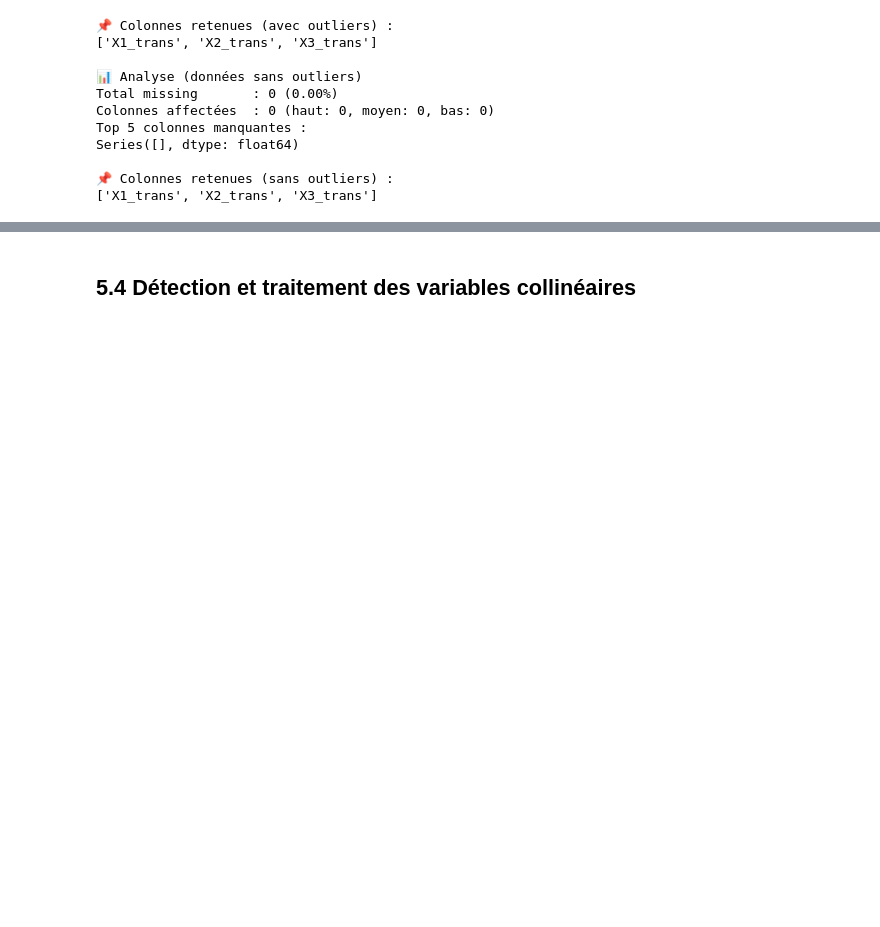
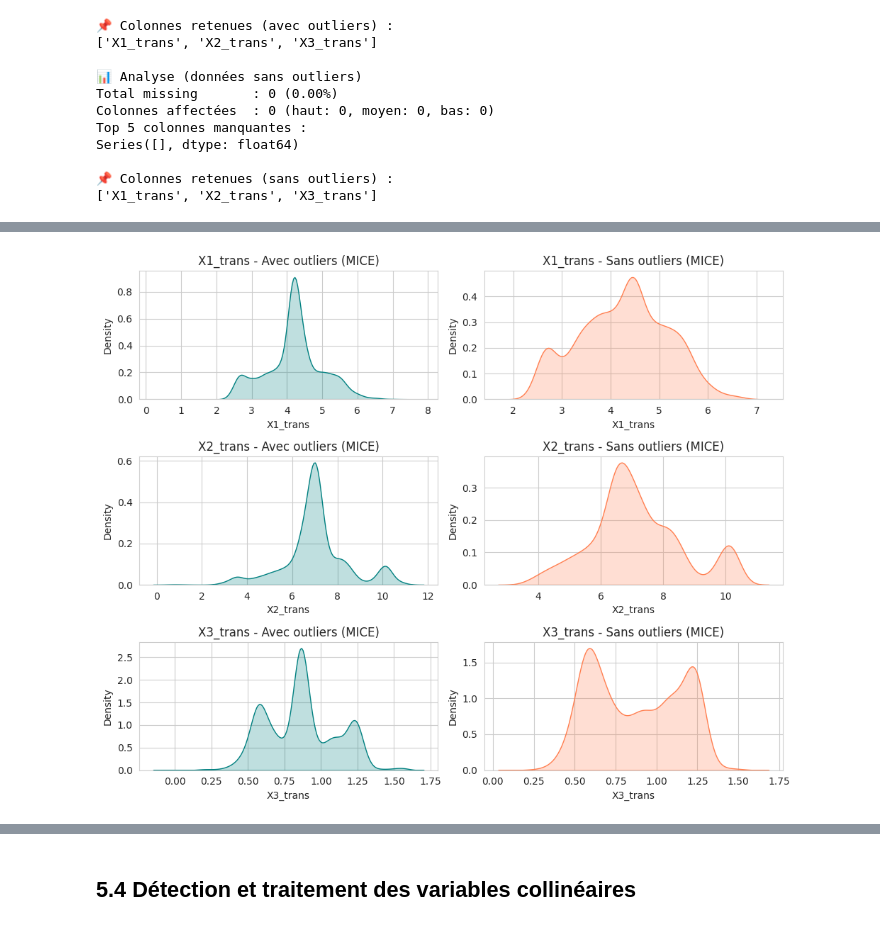
Before and after one commit to Abdoullatuf/projet_sta211_version_modulaire, a Jupyter notebook: notebooks/01_EDA_Preprocessing_v_modulaire.ipynb, the cells around one changed output, grey strips where cells are left out. Saved outputs shown, nothing was run; the diff lists cells and outputs as text; code cells hidden in the pictures; blank space fills up the shorter version.

```diff
--- a/notebooks/01_EDA_Preprocessing_v_modulaire.ipynb
+++ b/notebooks/01_EDA_Preprocessing_v_modulaire.ipynb
@@ -1627,0 +1737,27 @@ Series([], dtype: float64)
+# %%
+#### Coparaison imputation sur les données avec et sans outliers
+
+# Chargement des deux versions imputées
+path_with_outliers = Path("/content/drive/MyDrive/projet_sta211/data/processed/df_imputed_mice.csv")
+path_no_outliers = Path("/content/drive/MyDrive/projet_sta211/data/processed/df_imputed_mice_no_outliers.csv")
+
+df_with_outliers = pd.read_csv(path_with_outliers)
+df_no_outliers = pd.read_csv(path_no_outliers)
+
+# Variables à comparer
+cols_to_plot = ["X1_trans", "X2_trans", "X3_trans"]
+
+# Création des graphiques
+fig, axes = plt.subplots(3, 2, figsize=(10, 8))
+
+for i, col in enumerate(cols_to_plot):
+    sns.kdeplot(df_with_outliers[col], ax=axes[i, 0], fill=True, color="teal")
+    axes[i, 0].set_title(f"{col} - Avec outliers (MICE)")
+
+    sns.kdeplot(df_no_outliers[col], ax=axes[i, 1], fill=True, color="coral")
+    axes[i, 1].set_title(f"{col} - Sans outliers (MICE)")
+
+plt.tight_layout()
+plt.show()
+# %% [output]
+[figure, added]
```
Also changed, not shown: parts of 45 cells of this notebook, 7 other files.
